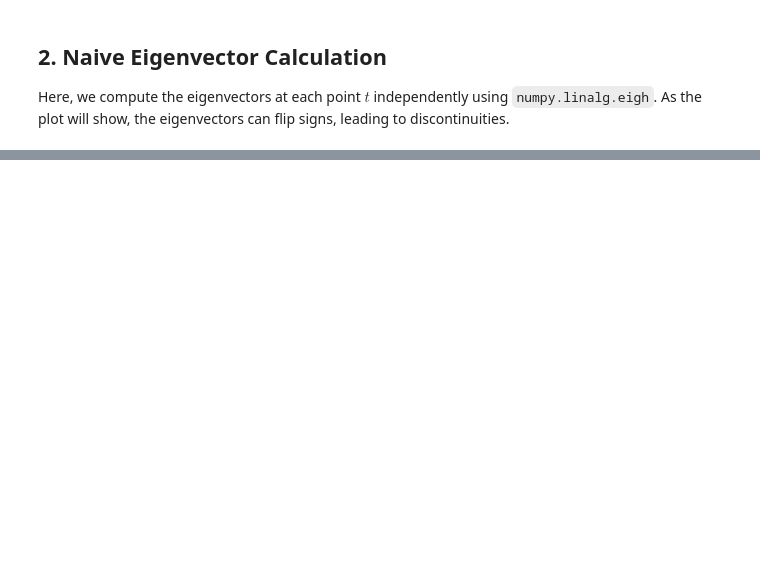
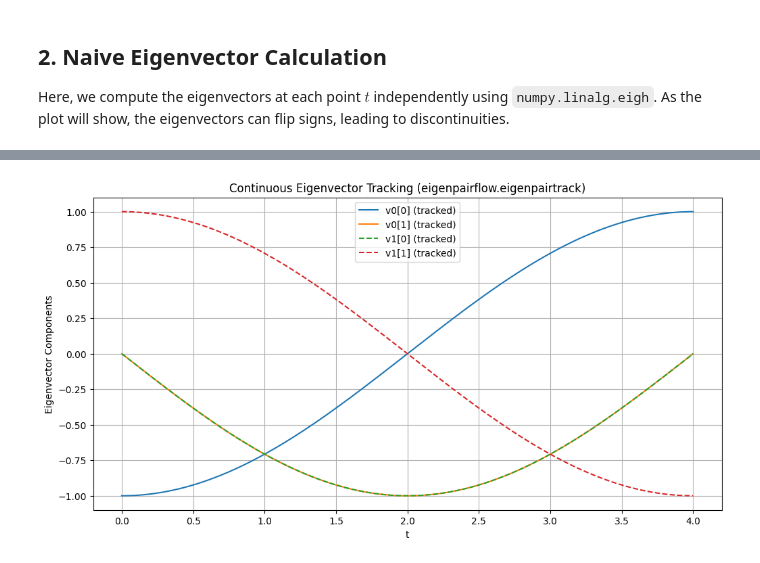
Before and after one commit to t-uda/EigenpairFlow, a Jupyter notebook: notebooks/toy_model_demonstration.ipynb, the cells around one changed output, grey strips where cells are left out. Saved outputs shown, nothing was run; the diff lists cells and outputs as text; code cells hidden in the pictures; blank space fills up the shorter version.

```diff
--- a/notebooks/toy_model_demonstration.ipynb
+++ b/notebooks/toy_model_demonstration.ipynb
@@ -88,22 +91,24 @@ Now we use `eigenpairflow` to track the eigenpairs. This method solves a system
 # %%
 t_start, t_end = 0.0, 4.0
 t_eval = np.linspace(t_start, t_end, 200)
 
 results = eigenpairtrack(A_func, dA_func, (t_start, t_end), t_eval)
 
 if results.success:
-    tracked_eigenvectors = results.Qs
+    tracked_eigenvectors = np.array(results.Qs)
 
     plt.figure(figsize=(12, 6))
-    plt.plot(t_space, tracked_eigenvectors[:, 0, 0], label='v1[0] (tracked)')
-    plt.plot(t_space, tracked_eigenvectors[:, 1, 0], label='v1[1] (tracked)')
-    plt.plot(t_space, tracked_eigenvectors[:, 0, 1], '--', label='v2[0] (tracked)')
-    plt.plot(t_space, tracked_eigenvectors[:, 1, 1], '--', label='v2[1] (tracked)')
-    plt.title('Continuous Eigenvector Tracking (`eigenpairflow`)')
+    plt.plot(t_space, tracked_eigenvectors[:, 0, 0], label='v0[0] (tracked)')
+    plt.plot(t_space, tracked_eigenvectors[:, 1, 0], label='v0[1] (tracked)')
+    plt.plot(t_space, tracked_eigenvectors[:, 0, 1], '--', label='v1[0] (tracked)')
+    plt.plot(t_space, tracked_eigenvectors[:, 1, 1], '--', label='v1[1] (tracked)')
+    plt.title('Continuous Eigenvector Tracking (eigenpairflow.eigenpairtrack)')
     plt.xlabel('t')
     plt.ylabel('Eigenvector Components')
     plt.legend()
     plt.grid(True)
     plt.show()
 else:
     print("Tracking failed.")
+# %% [output]
+[figure, added]
```
Also changed, not shown: parts of 3 cells of this notebook, 1 other file.
